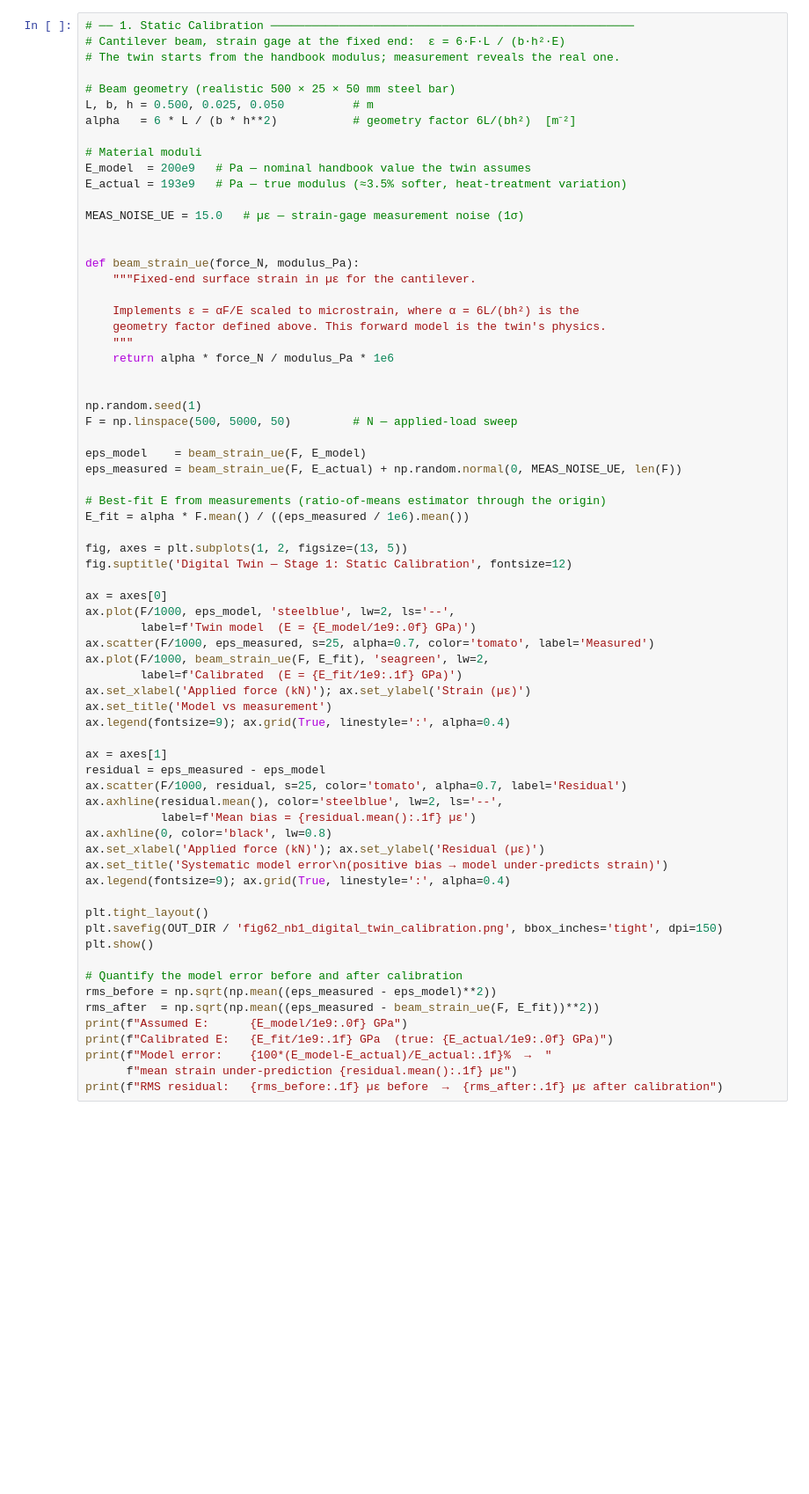
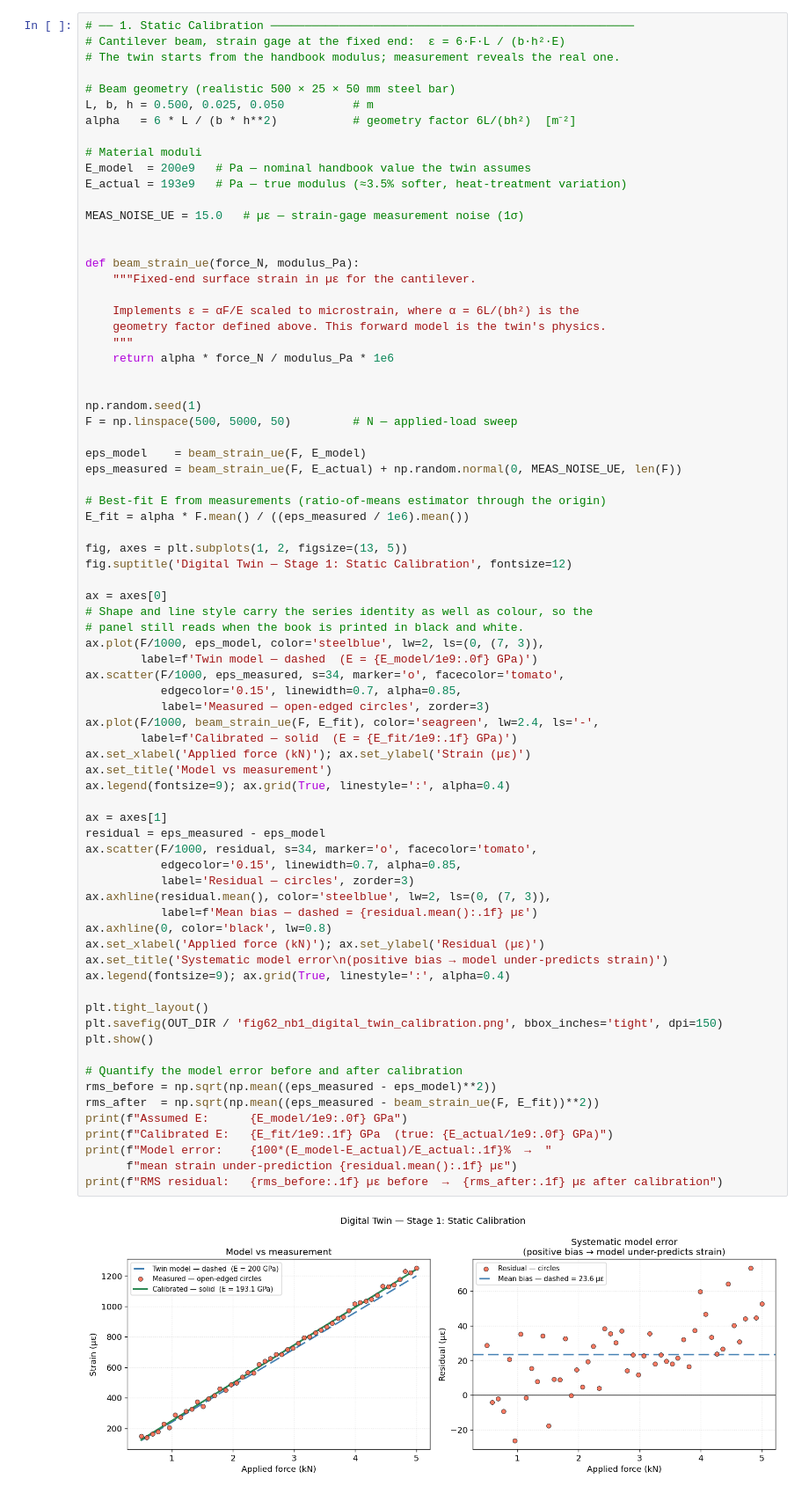
Before and after one commit to mike-bower/modern-strain-gage-technology-notebooks, a Jupyter notebook: notebooks/ch62_digital_twins.ipynb, the cells around one changed output. Shown at 88% size. Drawn from its saved outputs; the diff is of its cells as text; blank space fills up the shorter version.

```diff
--- a/notebooks/ch62_digital_twins.ipynb
+++ b/notebooks/ch62_digital_twins.ipynb
@@ -83,38 +83,46 @@ eps_measured = beam_strain_ue(F, E_actual) + np.random.normal(0, MEAS_NOISE_UE,
 # Best-fit E from measurements (ratio-of-means estimator through the origin)
 E_fit = alpha * F.mean() / ((eps_measured / 1e6).mean())
 
 fig, axes = plt.subplots(1, 2, figsize=(13, 5))
 fig.suptitle('Digital Twin — Stage 1: Static Calibration', fontsize=12)
 
 ax = axes[0]
-ax.plot(F/1000, eps_model, 'steelblue', lw=2, ls='--',
-        label=f'Twin model  (E = {E_model/1e9:.0f} GPa)')
-ax.scatter(F/1000, eps_measured, s=25, alpha=0.7, color='tomato', label='Measured')
-ax.plot(F/1000, beam_strain_ue(F, E_fit), 'seagreen', lw=2,
-        label=f'Calibrated  (E = {E_fit/1e9:.1f} GPa)')
+# Shape and line style carry the series identity as well as colour, so the
+# panel still reads when the book is printed in black and white.
+ax.plot(F/1000, eps_model, color='steelblue', lw=2, ls=(0, (7, 3)),
+        label=f'Twin model — dashed  (E = {E_model/1e9:.0f} GPa)')
+ax.scatter(F/1000, eps_measured, s=34, marker='o', facecolor='tomato',
+           edgecolor='0.15', linewidth=0.7, alpha=0.85,
+           label='Measured — open-edged circles', zorder=3)
+ax.plot(F/1000, beam_strain_ue(F, E_fit), color='seagreen', lw=2.4, ls='-',
+        label=f'Calibrated — solid  (E = {E_fit/1e9:.1f} GPa)')
 ax.set_xlabel('Applied force (kN)'); ax.set_ylabel('Strain (µε)')
 ax.set_title('Model vs measurement')
 ax.legend(fontsize=9); ax.grid(True, linestyle=':', alpha=0.4)
 
 ax = axes[1]
 residual = eps_measured - eps_model
-ax.scatter(F/1000, residual, s=25, color='tomato', alpha=0.7, label='Residual')
-ax.axhline(residual.mean(), color='steelblue', lw=2, ls='--',
-           label=f'Mean bias = {residual.mean():.1f} µε')
+ax.scatter(F/1000, residual, s=34, marker='o', facecolor='tomato',
+           edgecolor='0.15', linewidth=0.7, alpha=0.85,
+           label='Residual — circles', zorder=3)
+ax.axhline(residual.mean(), color='steelblue', lw=2, ls=(0, (7, 3)),
+           label=f'Mean bias — dashed = {residual.mean():.1f} µε')
 ax.axhline(0, color='black', lw=0.8)
 ax.set_xlabel('Applied force (kN)'); ax.set_ylabel('Residual (µε)')
 ax.set_title('Systematic model error\n(positive bias → model under-predicts strain)')
 ax.legend(fontsize=9); ax.grid(True, linestyle=':', alpha=0.4)
 
 plt.tight_layout()
 plt.savefig(OUT_DIR / 'fig62_nb1_digital_twin_calibration.png', bbox_inches='tight', dpi=150)
 plt.show()
 
 # Quantify the model error before and after calibration
 rms_before = np.sqrt(np.mean((eps_measured - eps_model)**2))
 rms_after  = np.sqrt(np.mean((eps_measured - beam_strain_ue(F, E_fit))**2))
 print(f"Assumed E:      {E_model/1e9:.0f} GPa")
 print(f"Calibrated E:   {E_fit/1e9:.1f} GPa  (true: {E_actual/1e9:.0f} GPa)")
 print(f"Model error:    {100*(E_model-E_actual)/E_actual:.1f}%  →  "
       f"mean strain under-prediction {residual.mean():.1f} µε")
 print(f"RMS residual:   {rms_before:.1f} µε before  →  {rms_after:.1f} µε after calibration")
+# %% [output]
+[figure, added]
```
Also changed, not shown: parts of 3 cells of this notebook, 35 other files.
